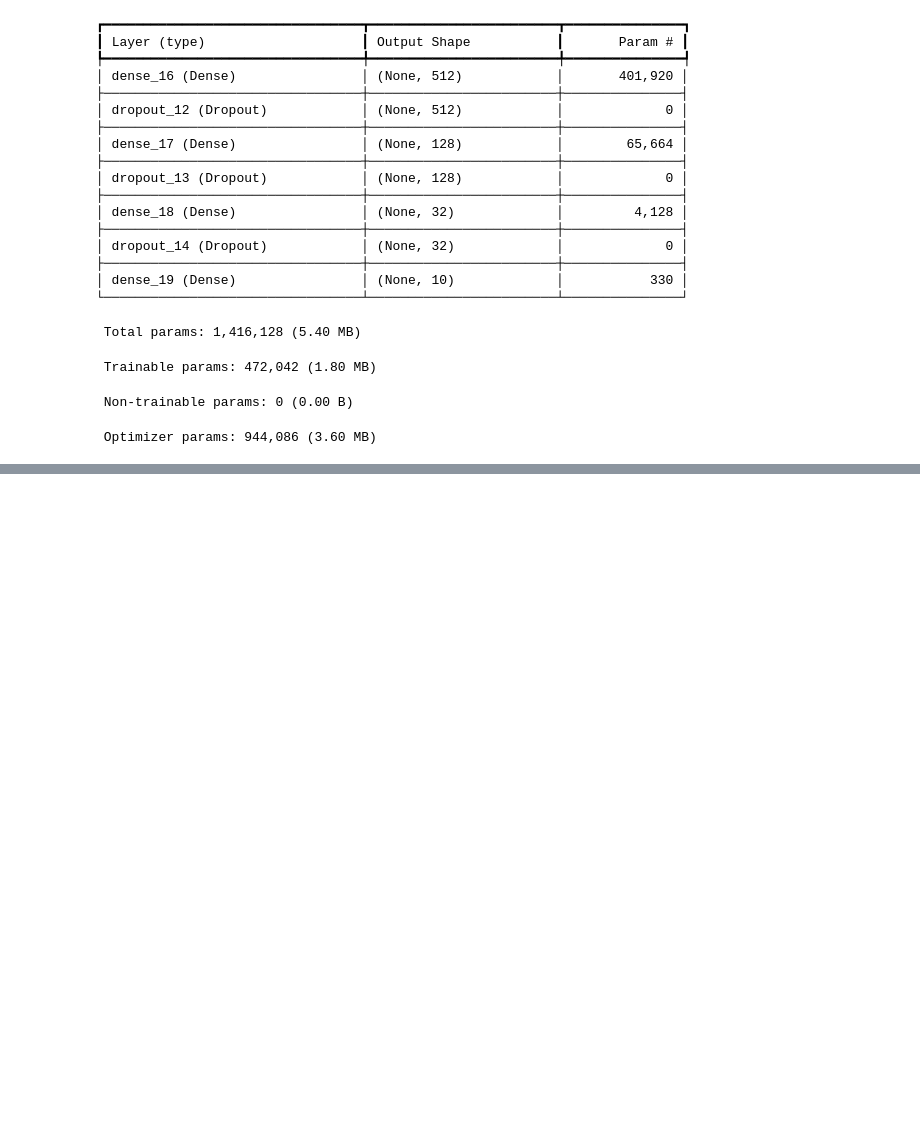
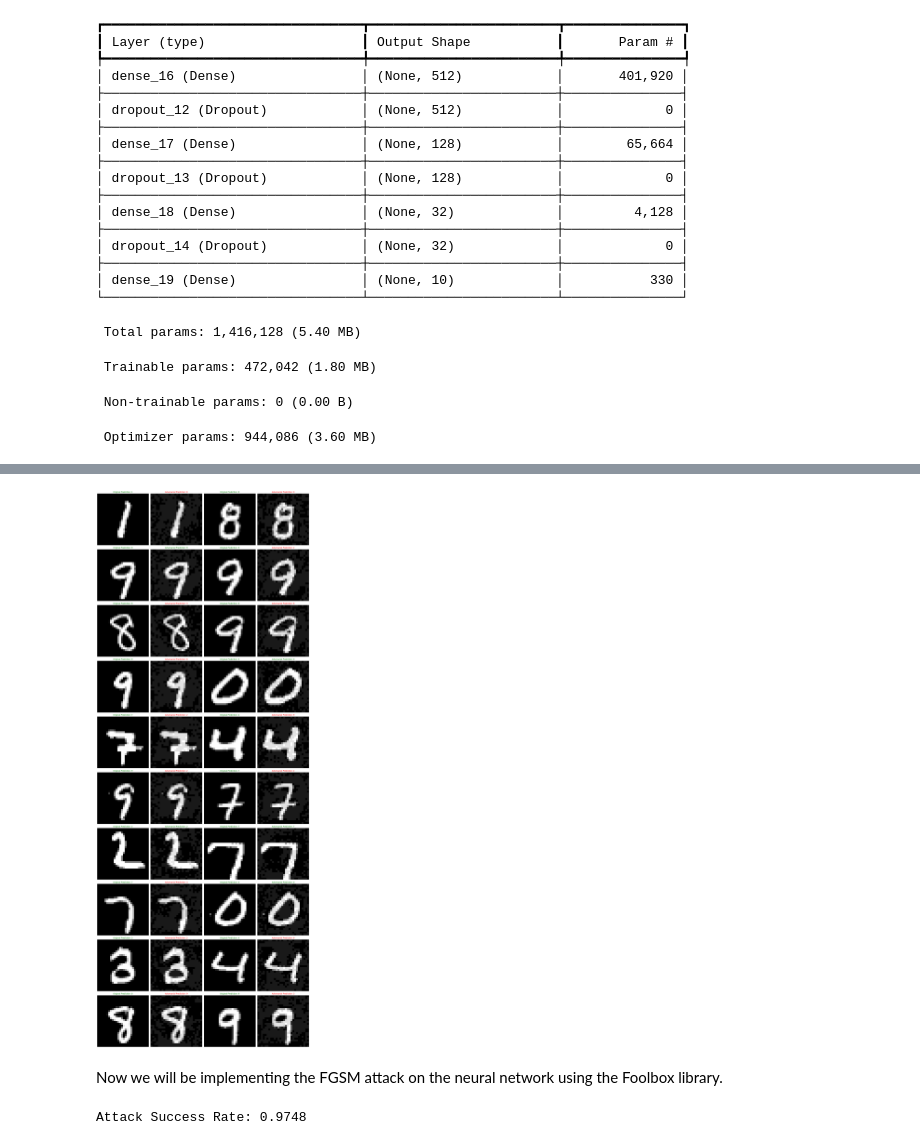
Before and after one commit to Shahriar-0/Neural-Networks-and-Deep-Learning-Course-Projects-S2024, a Jupyter notebook: HW1-FullyConnectedNeuralNetworks/src/2.AdversarialAttacksonNN.ipynb, the cells around one changed output, grey strips where cells are left out. Drawn from its saved outputs; the diff is of its cells as text; code cells hidden in the pictures; blank space fills up the shorter version.

```diff
--- a/HW1-FullyConnectedNeuralNetworks/src/2.AdversarialAttacksonNN.ipynb
+++ b/HW1-FullyConnectedNeuralNetworks/src/2.AdversarialAttacksonNN.ipynb
@@ -420,0 +536,2 @@ Model: "sequential_4"
+# %%
+advesarial_test_images = fgsm(x_test_scaled, y_test, model, epsilon=0.1)
@@ -420,0 +570,6 @@ Model: "sequential_4"
+# %%
+plot_samples(advesarial_test_images, x_test_scaled)
+# %% [output]
+[figure, added]
+# %% [markdown]
+Now we will be implementing the FGSM attack on the neural network using the Foolbox library.
@@ -420,0 +583,6 @@ Model: "sequential_4"
+# %%
+adversarial_test_images, perturbations, success = attack(fmodel, x_test_scaled_tensor, y_test_tensor, epsilons=0.2)
+
+print(f"Attack Success Rate: {np.mean(success)}")
+# %% [output]
+Attack Success Rate: 0.9748
```
Also changed, not shown: parts of 23 cells of this notebook.
